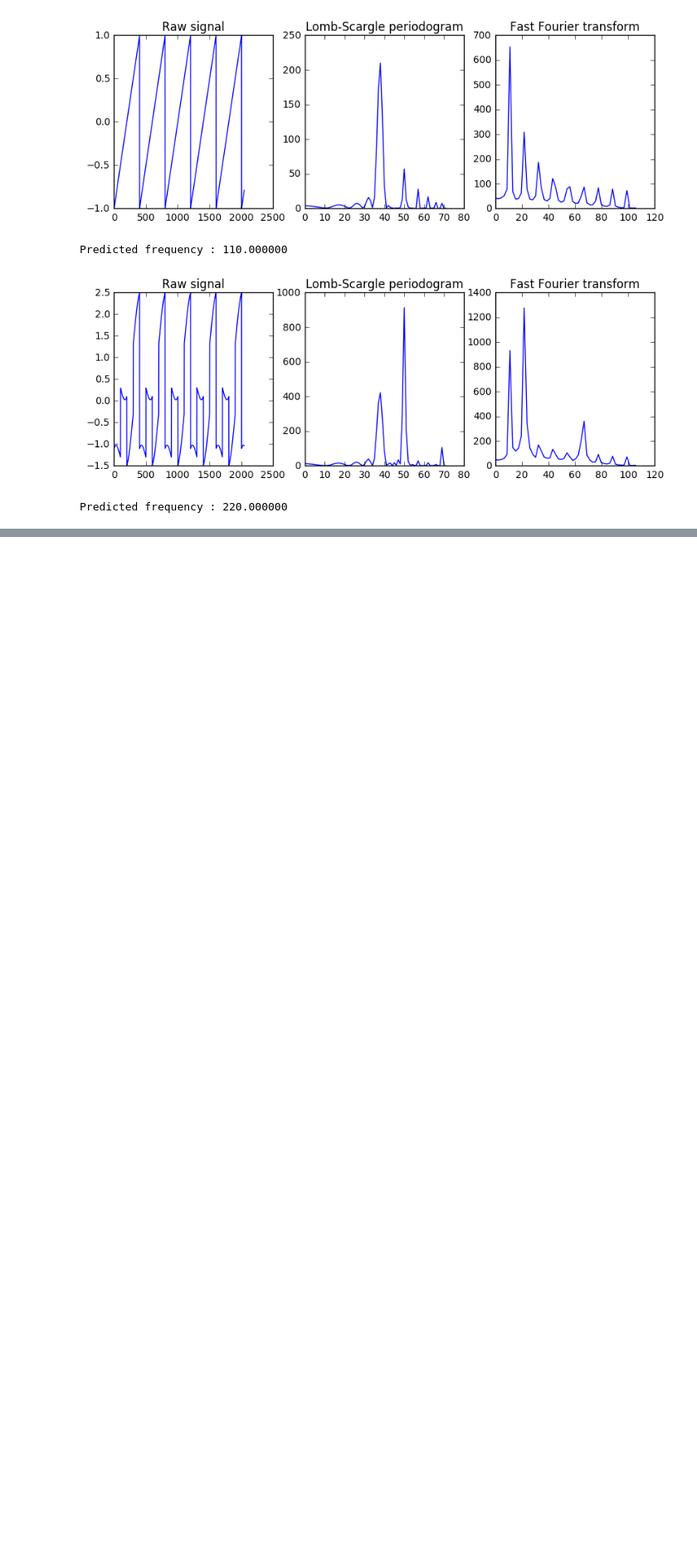
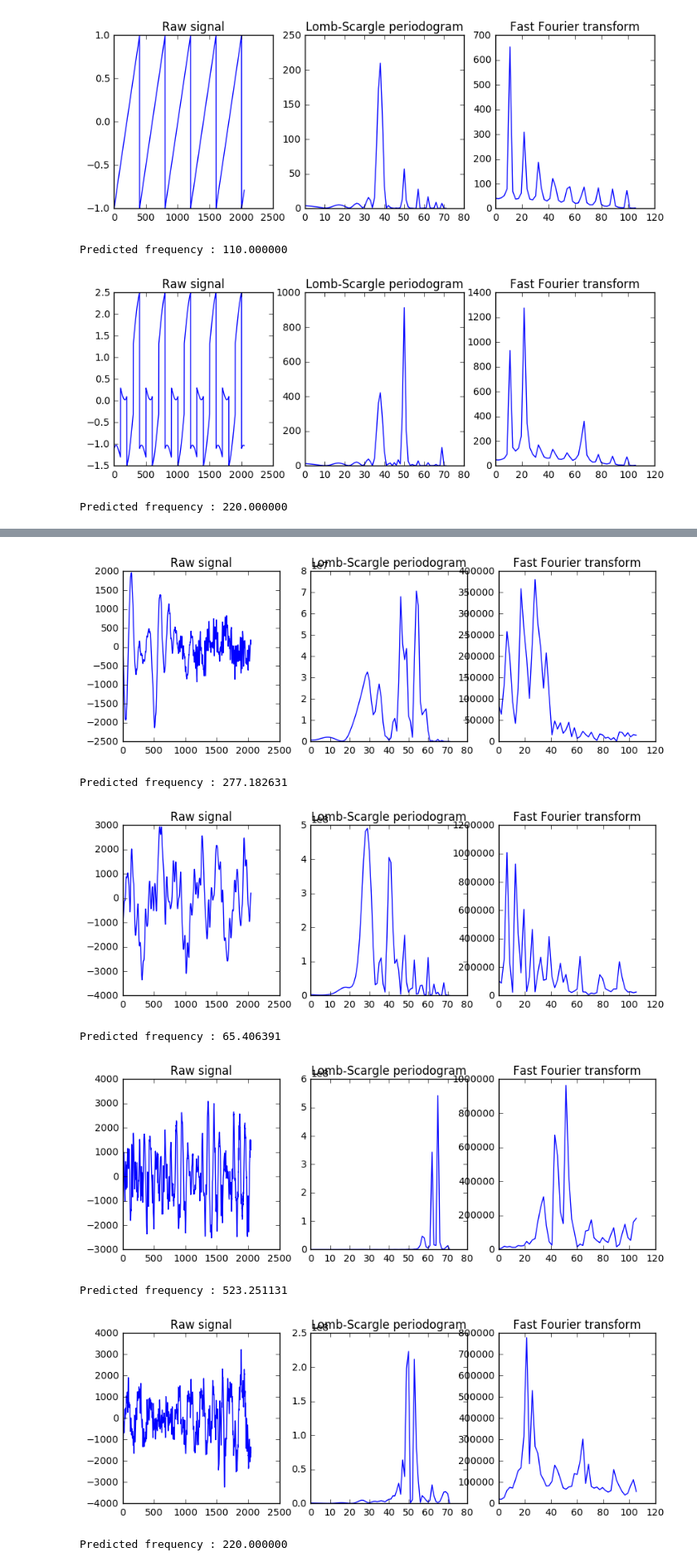
Before and after one commit to AntoinePassemiers/Neuhon, a Jupyter notebook: mini-thesis/lombScargle.ipynb, the cells around one changed output, grey strips where cells are left out. Shown at 83% size. Cells and saved outputs as stored; diff of their text form; code cells hidden in the pictures; blank space fills up the shorter version.

```diff
--- a/mini-thesis/lombScargle.ipynb
+++ b/mini-thesis/lombScargle.ipynb
@@ -132,0 +134,21 @@ Predicted frequency : 220.000000
+# %%
+from scipy.io.wavfile import read as scipy_read
+
+window_size = 2048
+regressor = LombScargleRegressor(window_size, sampling_rate)
+framerate, signal = scipy_read("10cc_-_Dreadlock_Holiday.wav")
+signal = signal.mean(axis = 1)
+
+plotSignalAndPeriodogram(signal[2200000:2200000+window_size])
+plotSignalAndPeriodogram(signal[2400000:2400000+window_size])
+plotSignalAndPeriodogram(signal[3200000:3200000+window_size])
+plotSignalAndPeriodogram(signal[5000000:5000000+window_size])
+# %% [output]
+[figure, added]
+Predicted frequency : 277.182631
+[figure, added]
+Predicted frequency : 65.406391
+[figure, added]
+Predicted frequency : 523.251131
+[figure, added]
+Predicted frequency : 220.000000
```
Also changed, not shown: parts of 2 cells of this notebook, 2 other files.
